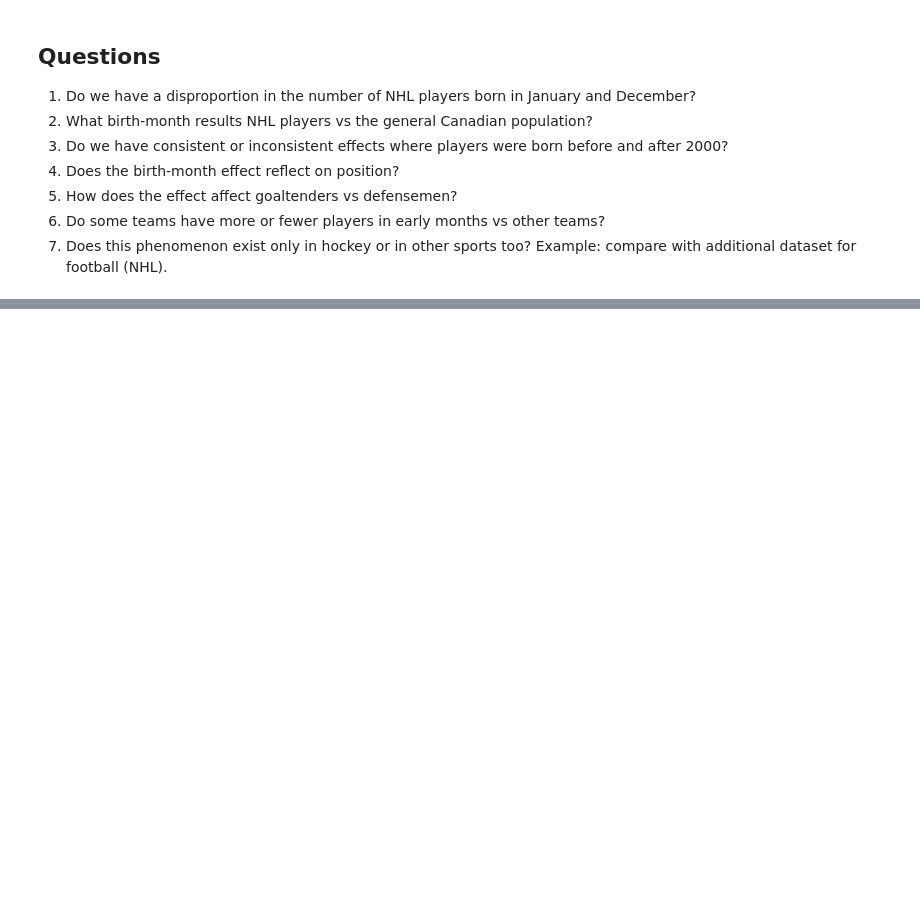
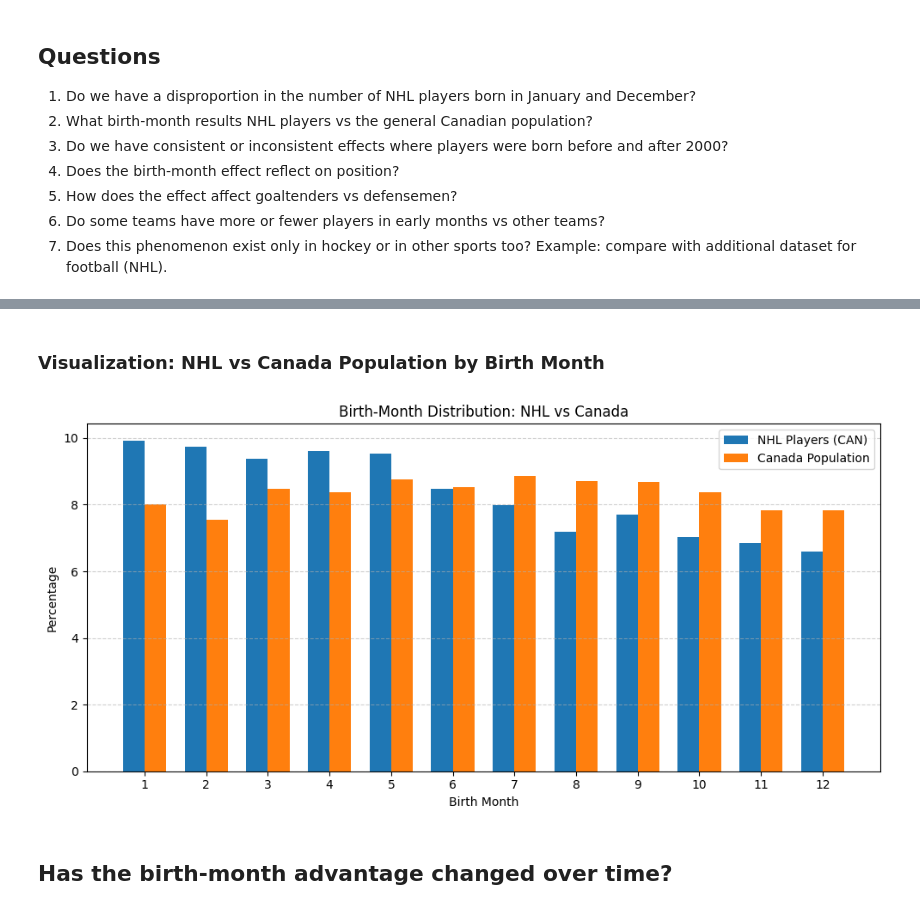
Before and after one commit to olavrenin-data-scientist/Project2_Wong_Edusah_Lavrenin, a Jupyter notebook: Oleksii.ipynb, the cells around one changed output, grey strips where cells are left out. Saved outputs shown, nothing was run; the diff lists cells and outputs as text; code cells hidden in the pictures; blank space fills up the shorter version.

```diff
--- a/Oleksii.ipynb
+++ b/Oleksii.ipynb
@@ -134,0 +87,11 @@ comparison_df
+# %%
+# Convert birth_date to datetime
+players_df['birth_date'] = pd.to_datetime(players_df['birth_date'], errors='coerce')
+players_df = players_df.dropna(subset=['birth_date'])  # Drop rows with invalid dates
+
+# Extract birth month and year
+players_df['birth_month'] = players_df['birth_date'].dt.month
+players_df['birth_year'] = players_df['birth_date'].dt.year
+
+# Filter Canadian-born players
+canadian_players = players_df[players_df['birth_country'] == 'CAN'].copy()
@@ -134,0 +145,24 @@ comparison_df
+# %% [markdown]
+### Visualization: NHL vs Canada Population by Birth Month
+# %%
+import matplotlib.pyplot as plt
+
+months = range(1, 13)
+bar_width = 0.35
+
+plt.figure(figsize=(10, 5))
+plt.bar([m - bar_width/2 for m in months], nhl_birth_month_pct.values, width=bar_width, label='NHL Players (CAN)')
+plt.bar([m + bar_width/2 for m in months], canadian_births_pct.values, width=bar_width, label='Canada Population')
+
+plt.xlabel('Birth Month')
+plt.ylabel('Percentage')
+plt.title('Birth-Month Distribution: NHL vs Canada')
+plt.xticks(months)
+plt.legend()
+plt.grid(True, axis='y', linestyle='--', alpha=0.6)
+plt.tight_layout()
+plt.show()
+# %% [output]
+[figure, added]
+# %% [markdown]
+## Has the birth-month advantage changed over time?
```
Also changed, not shown: parts of 13 cells of this notebook, 2 other files.
